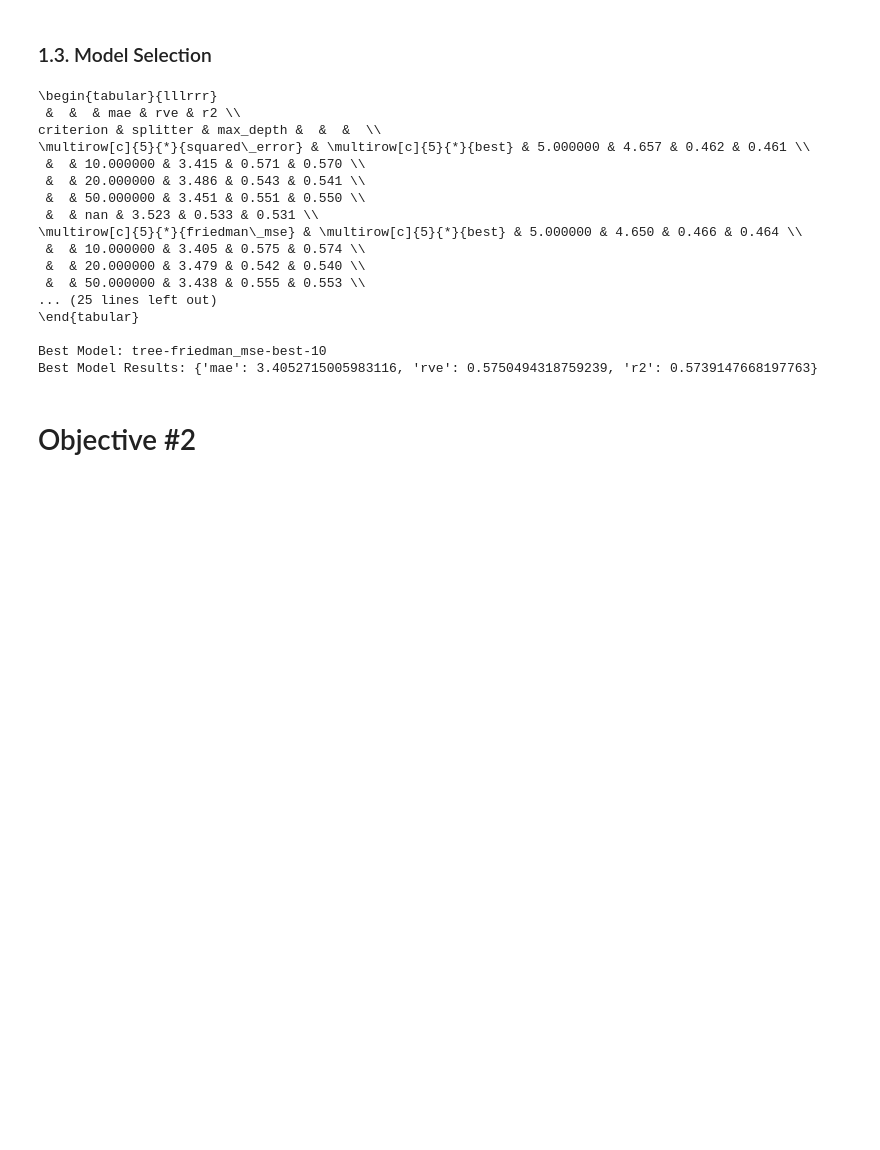
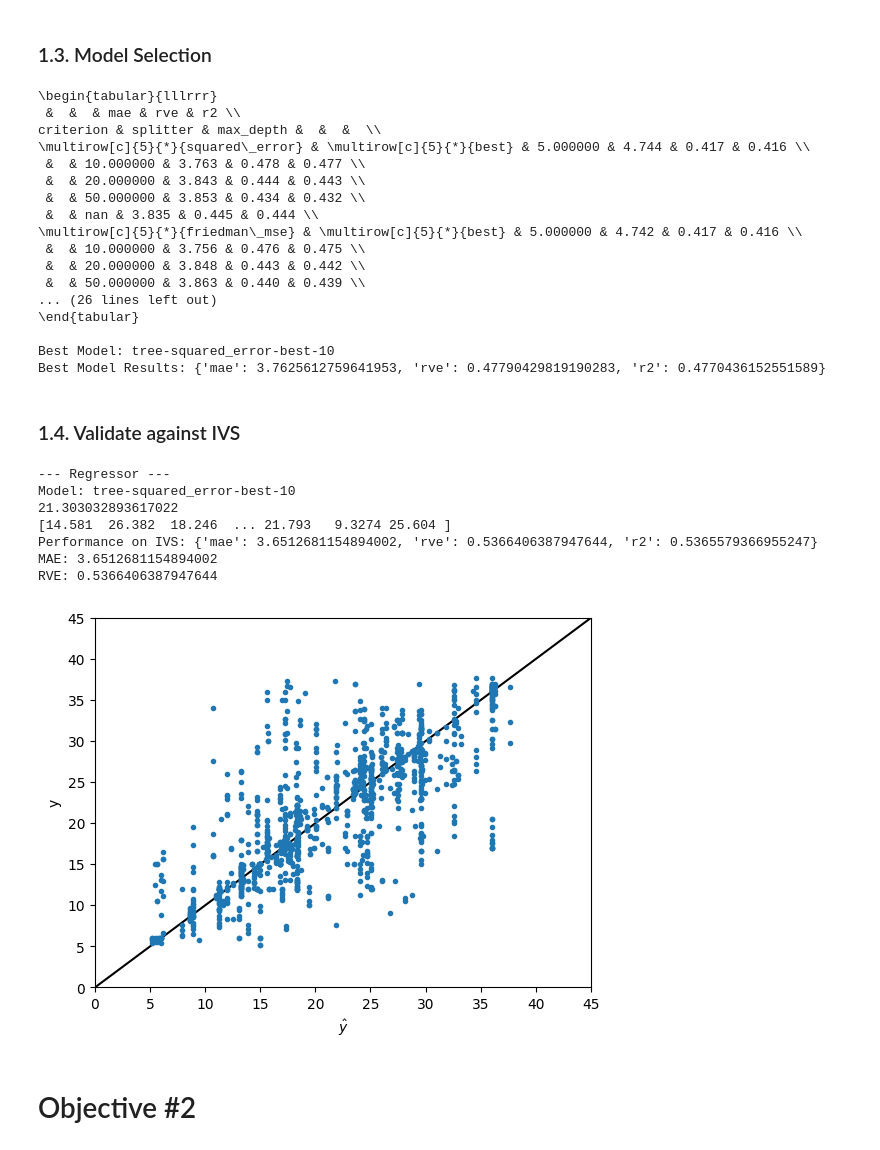
Before and after one commit to DuarteSerranoR/ML_HomeAssignments, a Jupyter notebook: main.ipynb, the cells around one changed output. Saved outputs shown, nothing was run; the diff lists cells and outputs as text; code cells hidden in the pictures; blank space fills up the shorter version.

```diff
--- a/main.ipynb
+++ b/main.ipynb
@@ -147,6 +143,8 @@ def linear_regression_selection(x: np.ndarray, y: np.ndarray, metrics, validatio
     model = linear_model.LinearRegression()
     model_results = validation(model, x, y, metrics)
     results[f"lineareg"] = {"model": model, "evaluation": model_results}
+
+    print(f"Linear regression results: {results[f'lineareg']['evaluation']}")
 
     return results
 
@@ -200,20 +198,57 @@ print(f"Best Model Results: {best_regressor['evaluation']}")
 \begin{tabular}{lllrrr}
  &  &  & mae & rve & r2 \\
 criterion & splitter & max_depth &  &  &  \\
-\multirow[c]{5}{*}{squared\_error} & \multirow[c]{5}{*}{best} & 5.000000 & 4.657 & 0.462 & 0.461 \\
- &  & 10.000000 & 3.415 & 0.571 & 0.570 \\
- &  & 20.000000 & 3.486 & 0.543 & 0.541 \\
- &  & 50.000000 & 3.451 & 0.551 & 0.550 \\
- &  & nan & 3.523 & 0.533 & 0.531 \\
-\multirow[c]{5}{*}{friedman\_mse} & \multirow[c]{5}{*}{best} & 5.000000 & 4.650 & 0.466 & 0.464 \\
- &  & 10.000000 & 3.405 & 0.575 & 0.574 \\
- &  & 20.000000 & 3.479 & 0.542 & 0.540 \\
- &  & 50.000000 & 3.438 & 0.555 & 0.553 \\
-... (25 lines left out)
+\multirow[c]{5}{*}{squared\_error} & \multirow[c]{5}{*}{best} & 5.000000 & 4.744 & 0.417 & 0.416 \\
+ &  & 10.000000 & 3.763 & 0.478 & 0.477 \\
+ &  & 20.000000 & 3.843 & 0.444 & 0.443 \\
+ &  & 50.000000 & 3.853 & 0.434 & 0.432 \\
+ &  & nan & 3.835 & 0.445 & 0.444 \\
+\multirow[c]{5}{*}{friedman\_mse} & \multirow[c]{5}{*}{best} & 5.000000 & 4.742 & 0.417 & 0.416 \\
+ &  & 10.000000 & 3.756 & 0.476 & 0.475 \\
+ &  & 20.000000 & 3.848 & 0.443 & 0.442 \\
+ &  & 50.000000 & 3.863 & 0.440 & 0.439 \\
+... (26 lines left out)
 \end{tabular}
 
-Best Model: tree-friedman_mse-best-10
-Best Model Results: {'mae': 3.4052715005983116, 'rve': 0.5750494318759239, 'r2': 0.5739147668197763}
+Best Model: tree-squared_error-best-10
+Best Model Results: {'mae': 3.7625612759641953, 'rve': 0.47790429819190283, 'r2': 0.4770436152551589}
+# %% [markdown]
+### 1.4. Validate against IVS
+# %%
+def validate_regressor_agains_ivs(*, model, ivs_x, ivs_y, metrics):
+    y_pred = model.predict(ivs_x)
+    print(y_mean)
+    y_pred = y_pred * y_std + y_mean
+    print(ivs_y)
+    plot = plt.figure()
+    plt.xlim(0, 45)
+    plt.ylim(0, 45)
+    plt.axline((0, 0), slope=1, color="black")
+    plt.plot(y_pred, ivs_y, ".")
+    plt.xlabel('$\hat{y}$')
+    plt.ylabel('y')
+    plt.savefig('residuals.png')
+    plt.savefig('residuals.pdf')
+
+    return {metric_name: metric_f(ivs_y, y_pred) for (metric_name, metric_f) in metrics.items()}
+
+
+print("--- Regressor ---")
+print(f"Model: {best_regressor['name']}")
+metrics = {"mae":mean_absolute_error, "rve": explained_variance_score, "r2": r2_score}
+performance_on_ivs = validate_regressor_agains_ivs(model=best_regressor["model"], ivs_x=ivs_x_scaled, ivs_y=ivs_y, metrics=metrics)
+print(f"Performance on IVS: {performance_on_ivs}")
+print(f"MAE: {performance_on_ivs['mae']} ")
+print(f"RVE: {performance_on_ivs['rve']}")
+# %% [output]
+--- Regressor ---
+Model: tree-squared_error-best-10
+21.303032893617022
+[14.581  26.382  18.246  ... 21.793   9.3274 25.604 ]
+Performance on IVS: {'mae': 3.6512681154894002, 'rve': 0.5366406387947644, 'r2': 0.5365579366955247}
+MAE: 3.6512681154894002
+RVE: 0.5366406387947644
+[figure, added]
 # %% [markdown]
 # Objective #2
 # %% [markdown]
```
Also changed, not shown: parts of 4 cells of this notebook.
